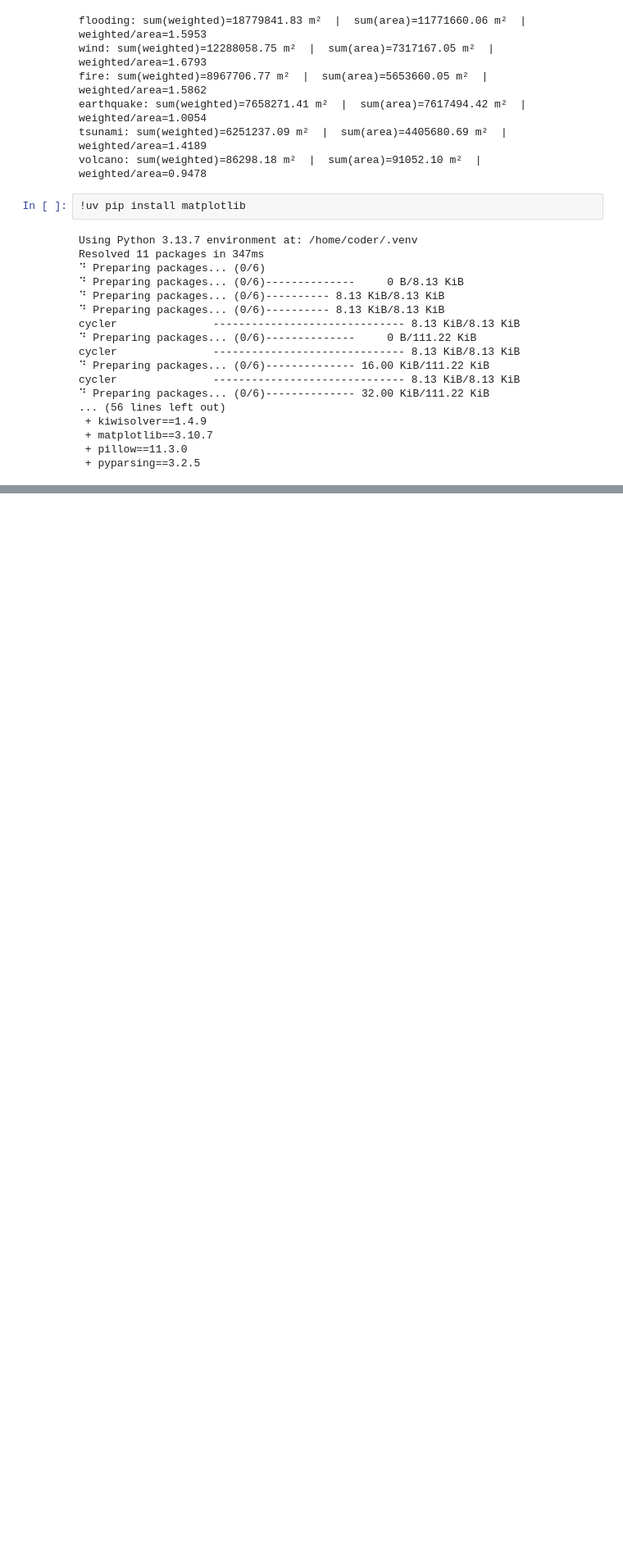
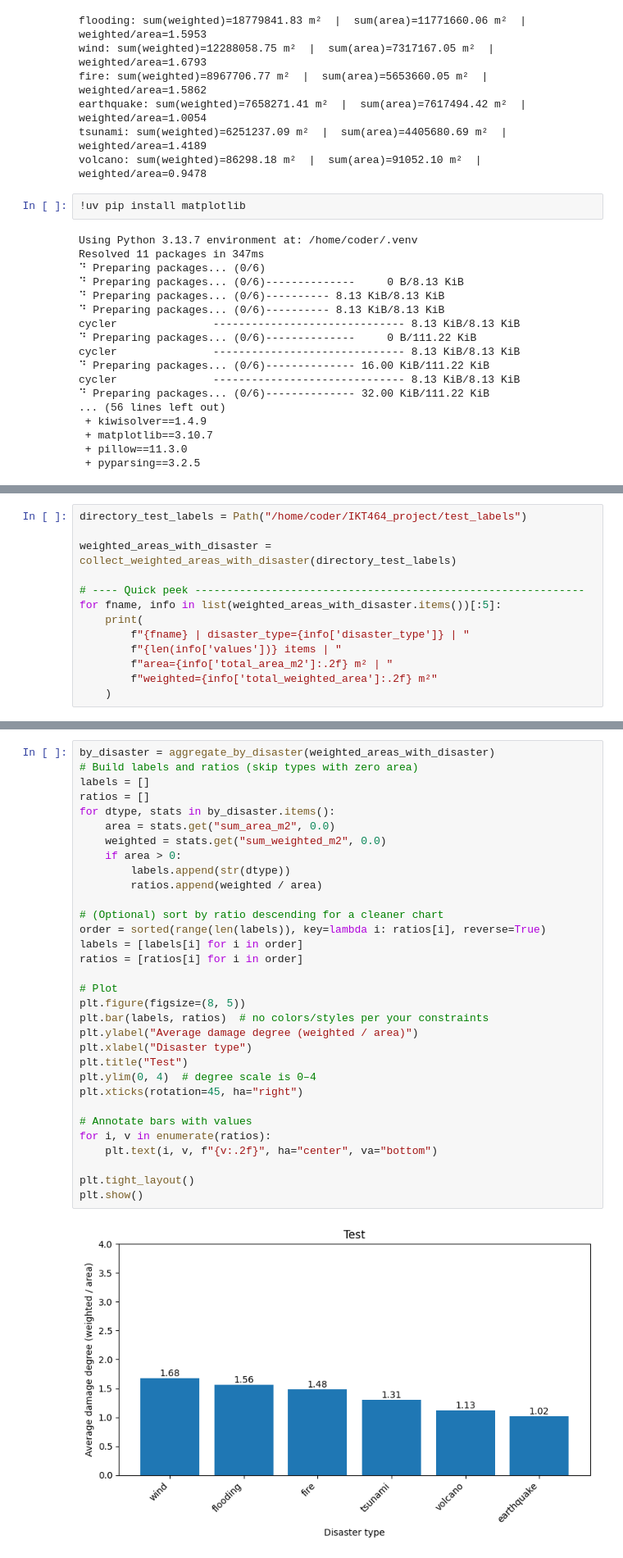
Before and after one commit to DorisTien/IKT464_IKT_project, a Jupyter notebook: DatasetConnection.ipynb, the cells around one changed output, grey strips where cells are left out. Shown at 82% size. Cells and saved outputs as stored; diff of their text form; blank space fills up the shorter version.

```diff
--- a/DatasetConnection.ipynb
+++ b/DatasetConnection.ipynb
@@ -288,0 +377,13 @@ plt.show()
+# %%
+directory_test_labels = Path("/home/coder/IKT464_project/test_labels")
+
+weighted_areas_with_disaster = collect_weighted_areas_with_disaster(directory_test_labels)
+
+# ---- Quick peek -------------------------------------------------------------
+for fname, info in list(weighted_areas_with_disaster.items())[:5]:
+    print(
+        f"{fname} | disaster_type={info['disaster_type']} | "
+        f"{len(info['values'])} items | "
+        f"area={info['total_area_m2']:.2f} m² | "
+        f"weighted={info['total_weighted_area']:.2f} m²"
+    )
@@ -288,0 +396,34 @@ plt.show()
+# %%
+by_disaster = aggregate_by_disaster(weighted_areas_with_disaster)
+# Build labels and ratios (skip types with zero area)
+labels = []
+ratios = []
+for dtype, stats in by_disaster.items():
+    area = stats.get("sum_area_m2", 0.0)
+    weighted = stats.get("sum_weighted_m2", 0.0)
+    if area > 0:
+        labels.append(str(dtype))
+        ratios.append(weighted / area)
+
+# (Optional) sort by ratio descending for a cleaner chart
+order = sorted(range(len(labels)), key=lambda i: ratios[i], reverse=True)
+labels = [labels[i] for i in order]
+ratios = [ratios[i] for i in order]
+
+# Plot
+plt.figure(figsize=(8, 5))
+plt.bar(labels, ratios)  # no colors/styles per your constraints
+plt.ylabel("Average damage degree (weighted / area)")
+plt.xlabel("Disaster type")
+plt.title("Test")
+plt.ylim(0, 4)  # degree scale is 0–4
+plt.xticks(rotation=45, ha="right")
+
+# Annotate bars with values
+for i, v in enumerate(ratios):
+    plt.text(i, v, f"{v:.2f}", ha="center", va="bottom")
+
+plt.tight_layout()
+plt.show()
+# %% [output]
+[figure, added]
```
Also changed, not shown: parts of 8 cells of this notebook.
